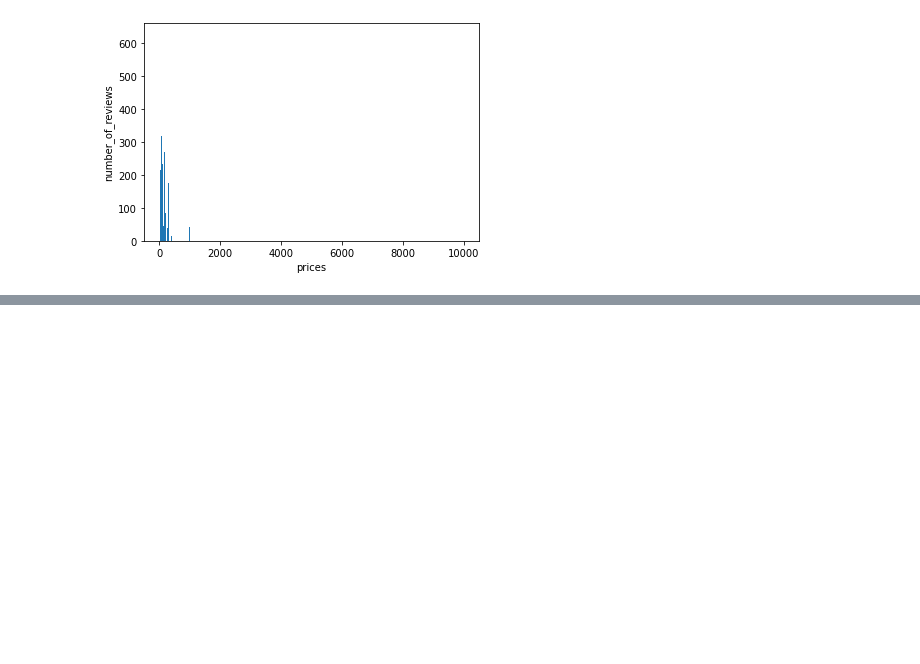
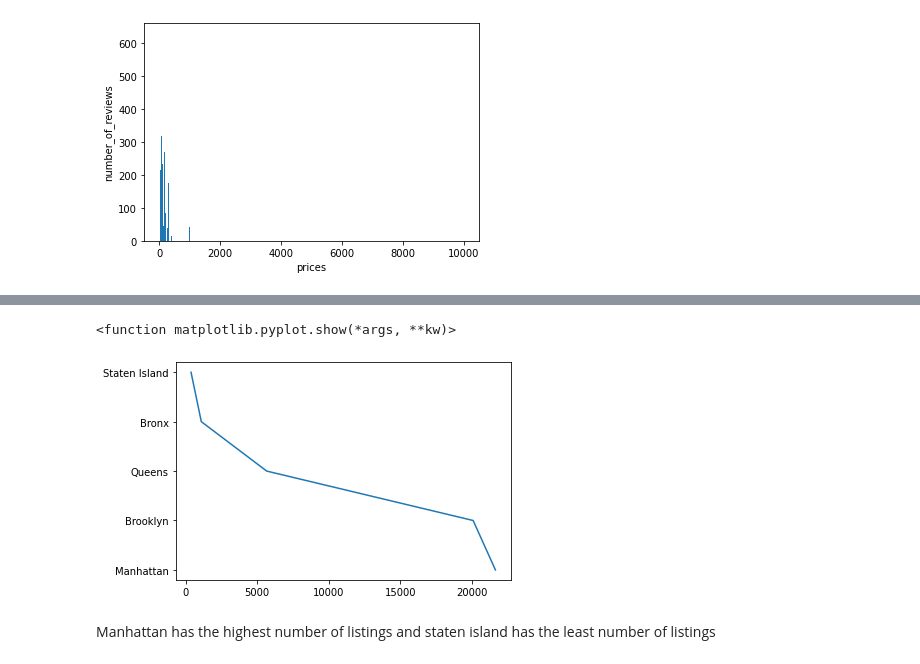
Before and after one commit to m123m12/Airbnb-Booking-Analysis, a Jupyter notebook: Copy_of_Airbnb_Bookings_Analysis_Capstone_Project.ipynb, the cells around one changed output, grey strips where cells are left out. Saved outputs shown, nothing was run; the diff lists cells and outputs as text; code cells hidden in the pictures; blank space fills up the shorter version.

```diff
--- a/Copy_of_Airbnb_Bookings_Analysis_Capstone_Project.ipynb
+++ b/Copy_of_Airbnb_Bookings_Analysis_Capstone_Project.ipynb
@@ -177,0 +192,10 @@ plt.show
+# %%
+x = airbnb_data.neighbourhood_group.value_counts()
+y = airbnb_data.neighbourhood_group.value_counts().index
+plt.plot(x,y)
+plt.show
+# %% [output]
+<function matplotlib.pyplot.show(*args, **kw)>
+[figure, added]
+# %% [markdown]
+Manhattan has the highest number of listings and staten island has the least number of listings
```
Also changed, not shown: parts of 5 cells of this notebook.
